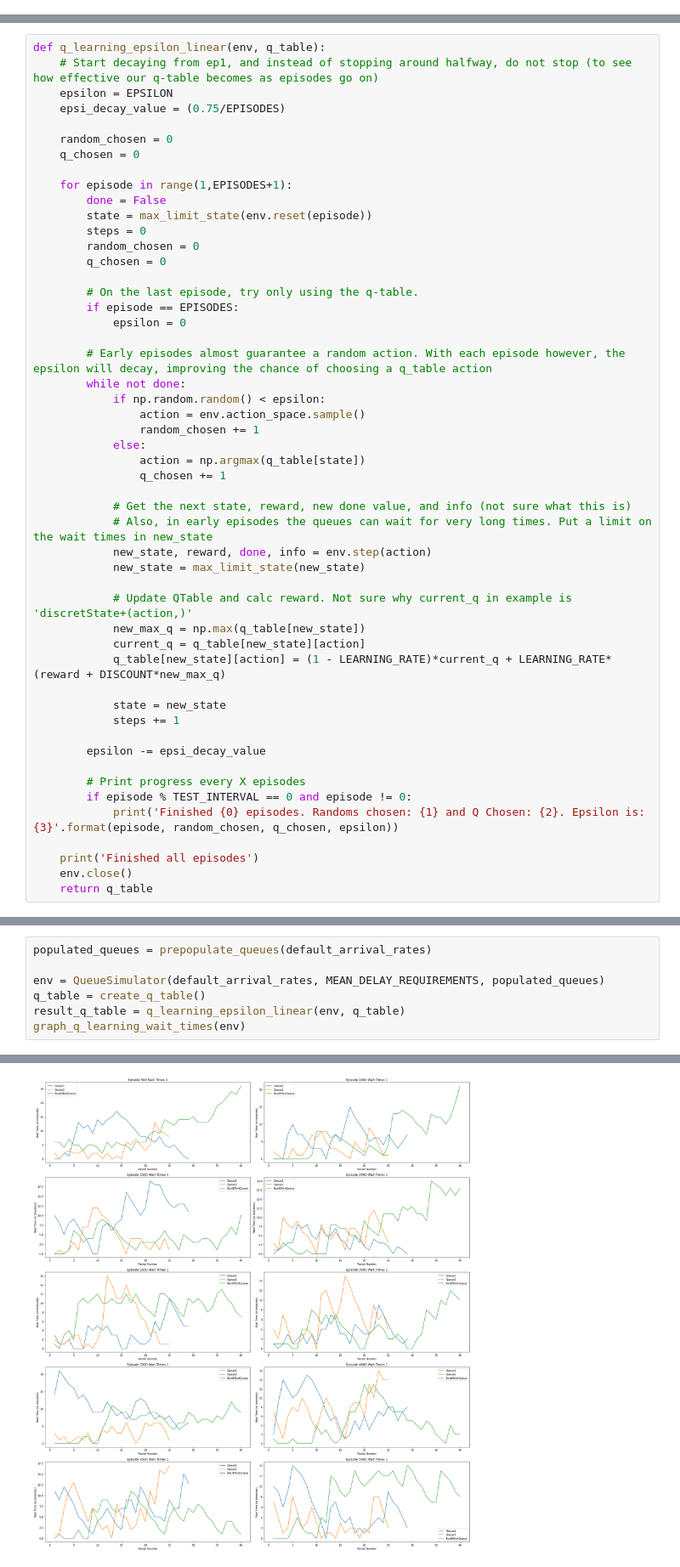
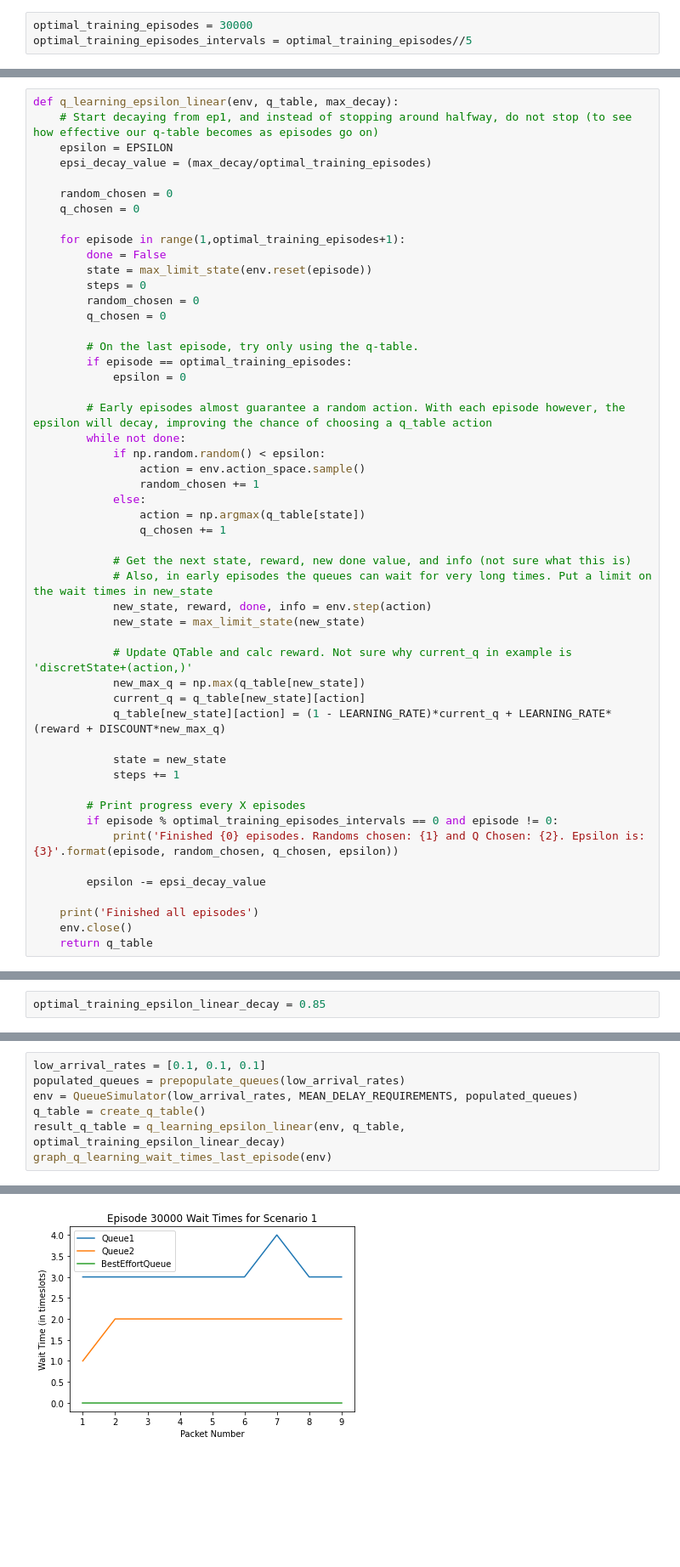
Before and after one commit to s3719678/ML_A2, a Jupyter notebook: notebooks/duc.ipynb, the cells around one changed output, grey strips where cells are left out. Shown at 85% size. Drawn from its saved outputs; the diff is of its cells as text; blank space fills up the shorter version.

Commit message:
up to trying different arrival rates

```diff
--- a/notebooks/duc.ipynb
+++ b/notebooks/duc.ipynb
@@ -219 +333,4 @@ Finished all episodes
+# %%
+optimal_training_episodes = 30000
+optimal_training_episodes_intervals = optimal_training_episodes//5
 # %% [markdown]
@@ -226,15 +340,15 @@ Epsilon plays a very large part in the learning process because the agent choose
 One strategy that comes to mind is to make the agent more likely to choose the Q-Table as the episodes go on through a linear decay value.
 There is still possibility for a random action even at the latest episodes, which can be detrimental since our Q-Table is probably better than a random action, BUT it still has the potential to find a better result as well.
 # %%
-def q_learning_epsilon_linear(env, q_table):
+def q_learning_epsilon_linear(env, q_table, max_decay):
     # Start decaying from ep1, and instead of stopping around halfway, do not stop (to see how effective our q-table becomes as episodes go on)
     epsilon = EPSILON
-    epsi_decay_value = (0.75/EPISODES)
+    epsi_decay_value = (max_decay/optimal_training_episodes)
 
     random_chosen = 0
     q_chosen = 0
 
-    for episode in range(1,EPISODES+1):
+    for episode in range(1,optimal_training_episodes+1):
         done = False
         state = max_limit_state(env.reset(episode))
         steps = 0
@@ -242,7 +356,7 @@ def q_learning_epsilon_linear(env, q_table):
         q_chosen = 0
 
         # On the last episode, try only using the q-table.
-        if episode == EPISODES:
+        if episode == optimal_training_episodes:
             epsilon = 0
 
         # Early episodes almost guarantee a random action. With each episode however, the epsilon will decay, improving the chance of choosing a q_table action
@@ -267,11 +381,11 @@ def q_learning_epsilon_linear(env, q_table):
             state = new_state
             steps += 1
 
+        # Print progress every X episodes
+        if episode % optimal_training_episodes_intervals == 0 and episode != 0:
+            print('Finished {0} episodes. Randoms chosen: {1} and Q Chosen: {2}. Epsilon is: {3}'.format(episode, random_chosen, q_chosen, epsilon))
+
         epsilon -= epsi_decay_value
-
-        # Print progress every X episodes
-        if episode % TEST_INTERVAL == 0 and episode != 0:
-            print('Finished {0} episodes. Randoms chosen: {1} and Q Chosen: {2}. Epsilon is: {3}'.format(episode, random_chosen, q_chosen, epsilon))
 
     print('Finished all episodes')
     env.close()
@@ -278,0 +535,2 @@ def q_learning_epsilon_linear(env, q_table):
+# %%
+optimal_training_epsilon_linear_decay = 0.85
@@ -279,8 +565,8 @@ def q_learning_epsilon_linear(env, q_table):
 # %%
-populated_queues = prepopulate_queues(default_arrival_rates)
-
-env = QueueSimulator(default_arrival_rates, MEAN_DELAY_REQUIREMENTS, populated_queues)
+low_arrival_rates = [0.1, 0.1, 0.1]
+populated_queues = prepopulate_queues(low_arrival_rates)
+env = QueueSimulator(low_arrival_rates, MEAN_DELAY_REQUIREMENTS, populated_queues)
 q_table = create_q_table()
-result_q_table = q_learning_epsilon_linear(env, q_table)
-graph_q_learning_wait_times(env)
+result_q_table = q_learning_epsilon_linear(env, q_table, optimal_training_epsilon_linear_decay)
+graph_q_learning_wait_times_last_episode(env)
 # %% [output]
@@ -298,2 +579,2 @@ Finished 5000 episodes. Randoms chosen: 0 and Q Chosen: 132. Epsilon is: -0.0001
 Finished all episodes
-[figure, old version]
+[figure, new version]
```
Also changed, not shown: parts of 28 cells of this notebook, 1 other file.
